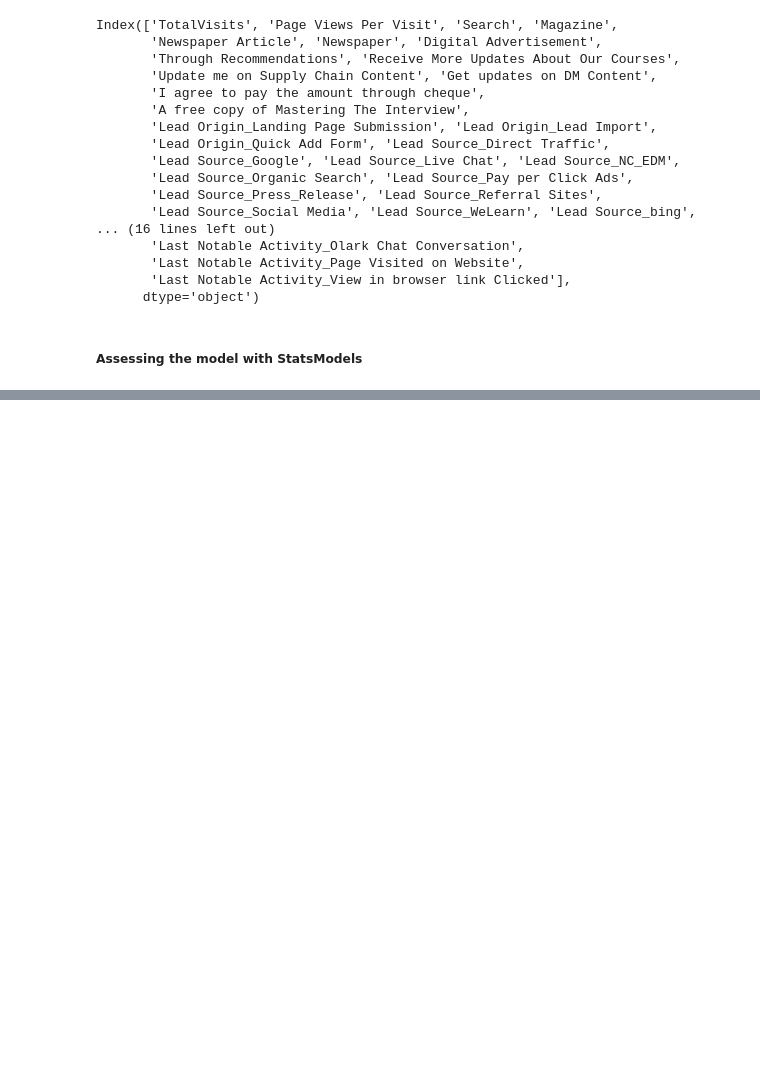
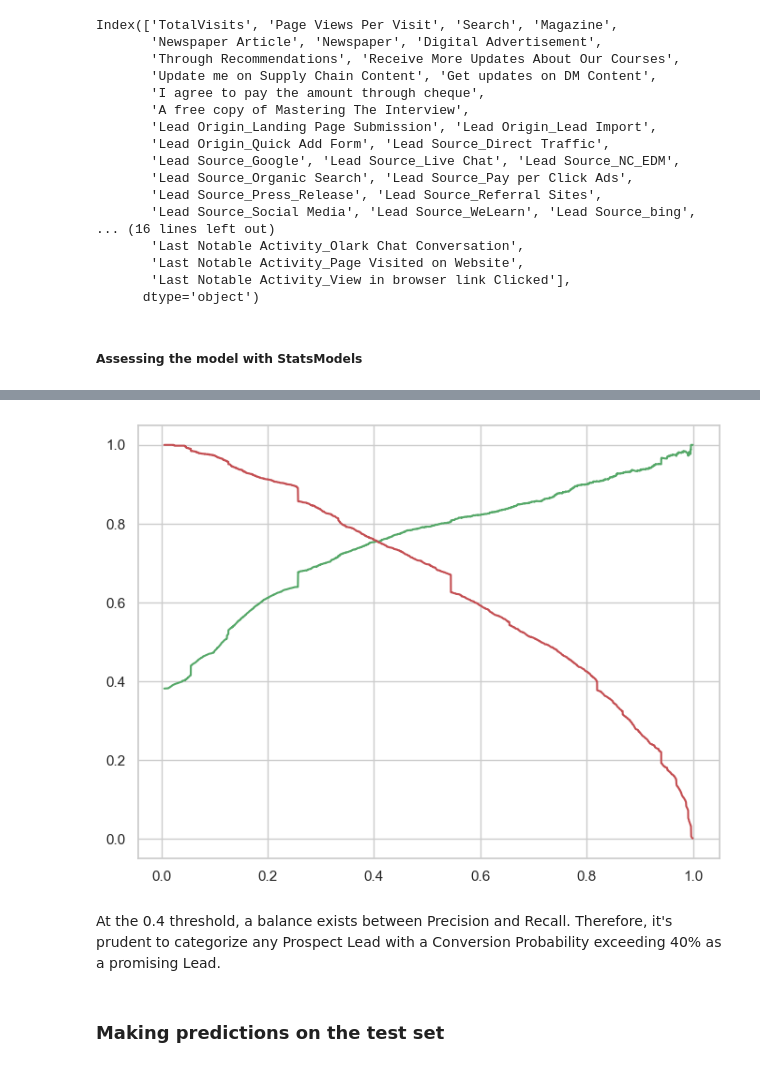
Before and after one commit to hrithikk16/Leads_Scoring_Case_Study, a Jupyter notebook: assign.ipynb, the cells around one changed output, grey strips where cells are left out. Cells and saved outputs as stored; diff of their text form; code cells hidden in the pictures; blank space fills up the shorter version.

```diff
--- a/assign.ipynb
+++ b/assign.ipynb
@@ -829,0 +1205,6 @@ dtype: float64
+# %%
+#### From the curve above, 0.3 is the optimum point to take it as a cutoff probability.
+
+y_train_pred_final['final_predicted'] = y_train_pred_final.Converted_prob.map( lambda x: 1 if x > 0.3 else 0)
+
+y_train_pred_final.head()
@@ -829,0 +1218,5 @@ dtype: float64
+# %%
+#Assigning Lead Score
+y_train_pred_final['Lead_Score'] = y_train_pred_final.Converted_prob.map( lambda x: round(x*100))
+
+y_train_pred_final.head()
@@ -829,0 +1285,13 @@ dtype: float64
+# %%
+##precision or recall tradeoff
+p, r, thresholds = precision_recall_curve(y_train_pred_final.Converted, y_train_pred_final.Converted_prob)
+plt.figure(figsize = (8,6))
+plt.plot(thresholds, p[:-1], "g-")
+plt.plot(thresholds, r[:-1], "r-")
+plt.show()
+# %% [output]
+[figure, added]
+# %% [markdown]
+At the 0.4 threshold, a balance exists between Precision and Recall. Therefore, it's prudent to categorize any Prospect Lead with a Conversion Probability exceeding 40% as a promising Lead.
+# %% [markdown]
+### Making predictions on the test set
```
Also changed, not shown: parts of 81 cells of this notebook.
